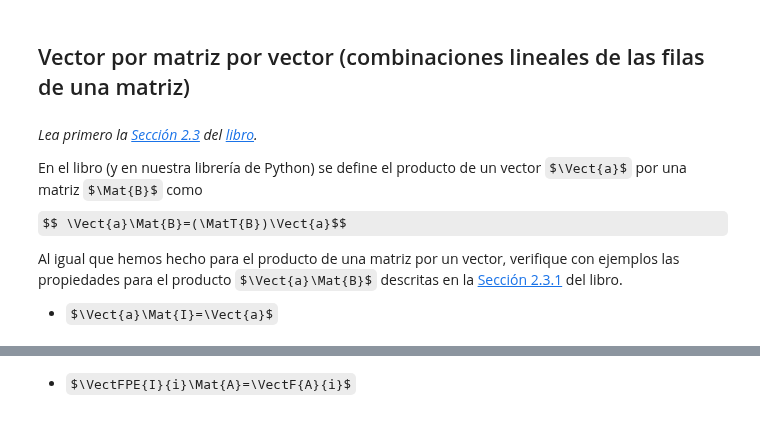
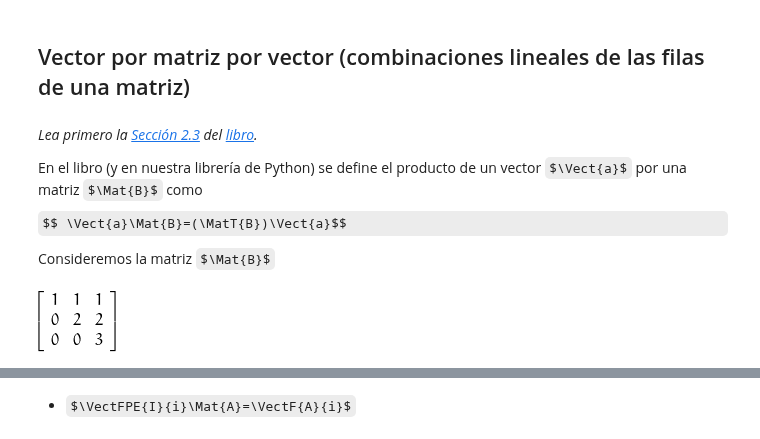
Before and after one commit to mbujosab/nacal-Jupyter-Notebooks, a Jupyter notebook: Lecc02.ipynb, the cells around one changed output, grey strips where cells are left out. Cells and saved outputs as stored; diff of their text form; code cells hidden in the pictures; some formulas as TeX source.

```diff
--- a/Lecc02.ipynb
+++ b/Lecc02.ipynb
@@ -214,8 +234,9 @@ En el libro (y en nuestra librería de Python) se define el producto de
 un vector $\Vect{a}$ por una matriz $\Mat{B}$ como
 $$ \Vect{a}\Mat{B}=(\MatT{B})\Vect{a}$$
 
-Al igual que hemos hecho para el producto de una matriz por un vector,
-verifique con ejemplos las propiedades para el producto
-$\Vect{a}\Mat{B}$ descritas en la [Sección 2.3.1](https://mbujosab.github.io/CursoDeAlgebraLineal/libro.pdf#subsection.2.3.1) del libro.
-
--   $\Vect{a}\Mat{I}=\Vect{a}$
+Consideremos la matriz $\Mat{B}$
+# %%
+B = Matrix([ Vector([1,0,0]), Vector([1,2,0]), Vector([1,2,3]) ])
+B
+# %% [output]
+[figure, added]
```
Also changed, not shown: parts of 21 cells of this notebook, 1 other file.
